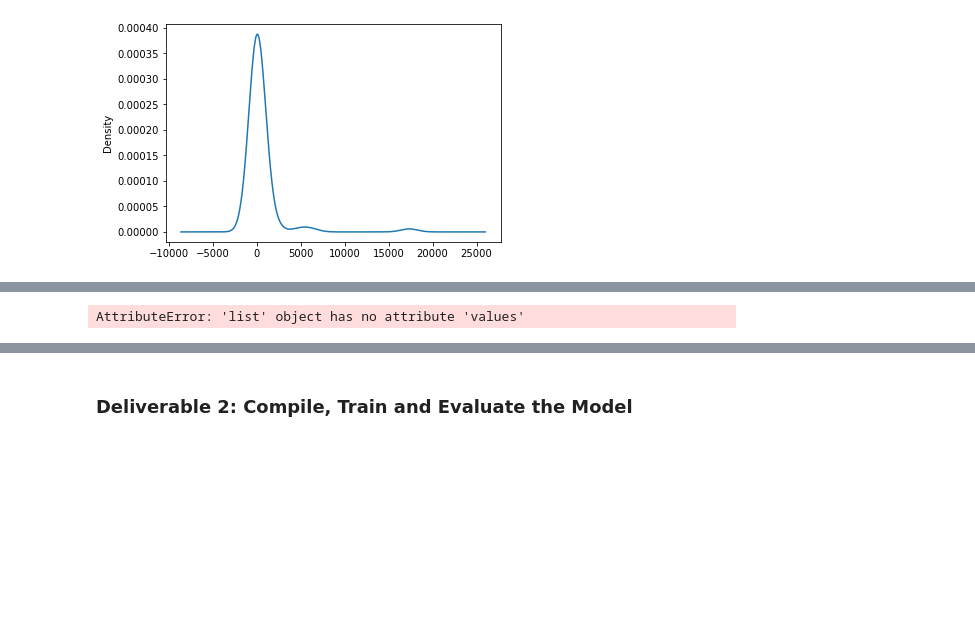
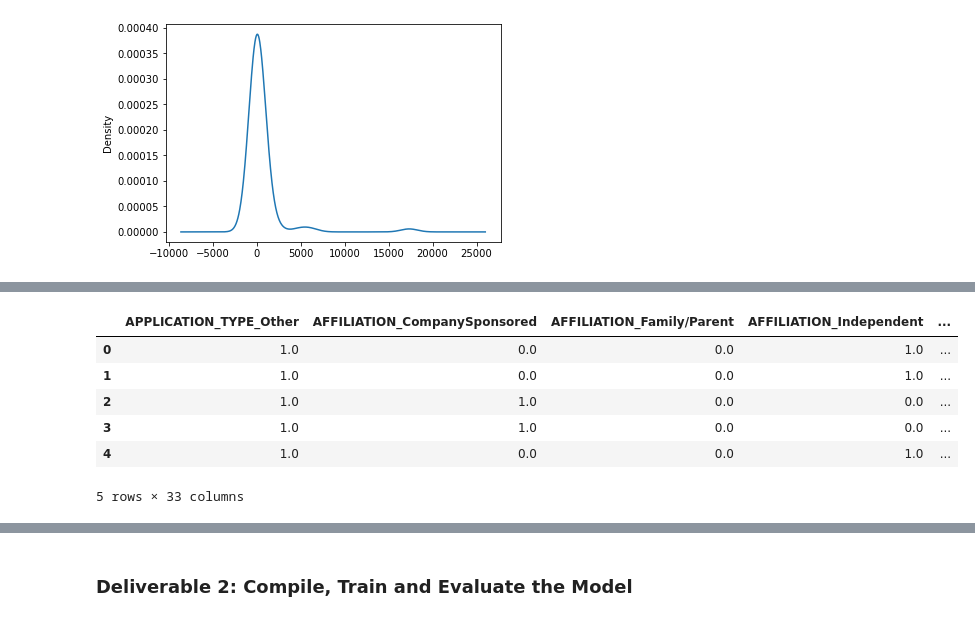
Before and after one commit to HayleyGimbel/Neural_Network_Charity_Analysis, a Jupyter notebook: AlphabetSoupCharity.ipynb, the cells around one changed output, grey strips where cells are left out. Drawn from its saved outputs; the diff is of its cells as text; code cells hidden in the pictures; blank space fills up the shorter version.

```diff
--- a/AlphabetSoupCharity.ipynb
+++ b/AlphabetSoupCharity.ipynb
@@ -135,14 +142,20 @@ TypeError: list indices must be integers or slices, not str
 # %%
 # Create a OneHotEncoder instance
 enc = OneHotEncoder(sparse=False)
 
 # Fit and transform the OneHotEncoder using the categorical variable list
-encode_df = pd.DataFrame(enc.fit_transform(application_cat.values.reshape(-1,1)))
+encode_df = pd.DataFrame(enc.fit_transform(application_df[application_cat]))
 
 # Add the encoded variable names to the dataframe
 encode_df.columns = enc.get_feature_names(application_cat)
 encode_df.head()
 # %% [output]
+|  | APPLICATION_TYPE_Other | AFFILIATION_CompanySponsored | AFFILIATION_Family/Parent | AFFILIATION_Independent | ... |
+| 0 | 1.0 | 0.0 | 0.0 | 1.0 | ... |
+| 1 | 1.0 | 0.0 | 0.0 | 1.0 | ... |
+| 2 | 1.0 | 1.0 | 0.0 | 0.0 | ... |
+| 3 | 1.0 | 1.0 | 0.0 | 0.0 | ... |
+| 4 | 1.0 | 0.0 | 0.0 | 1.0 | ... |
-AttributeError: 'list' object has no attribute 'values'
+5 rows × 33 columns
 # %%
 # Merge one-hot encoded features and drop the originals
```
Also changed, not shown: parts of 7 cells of this notebook.
